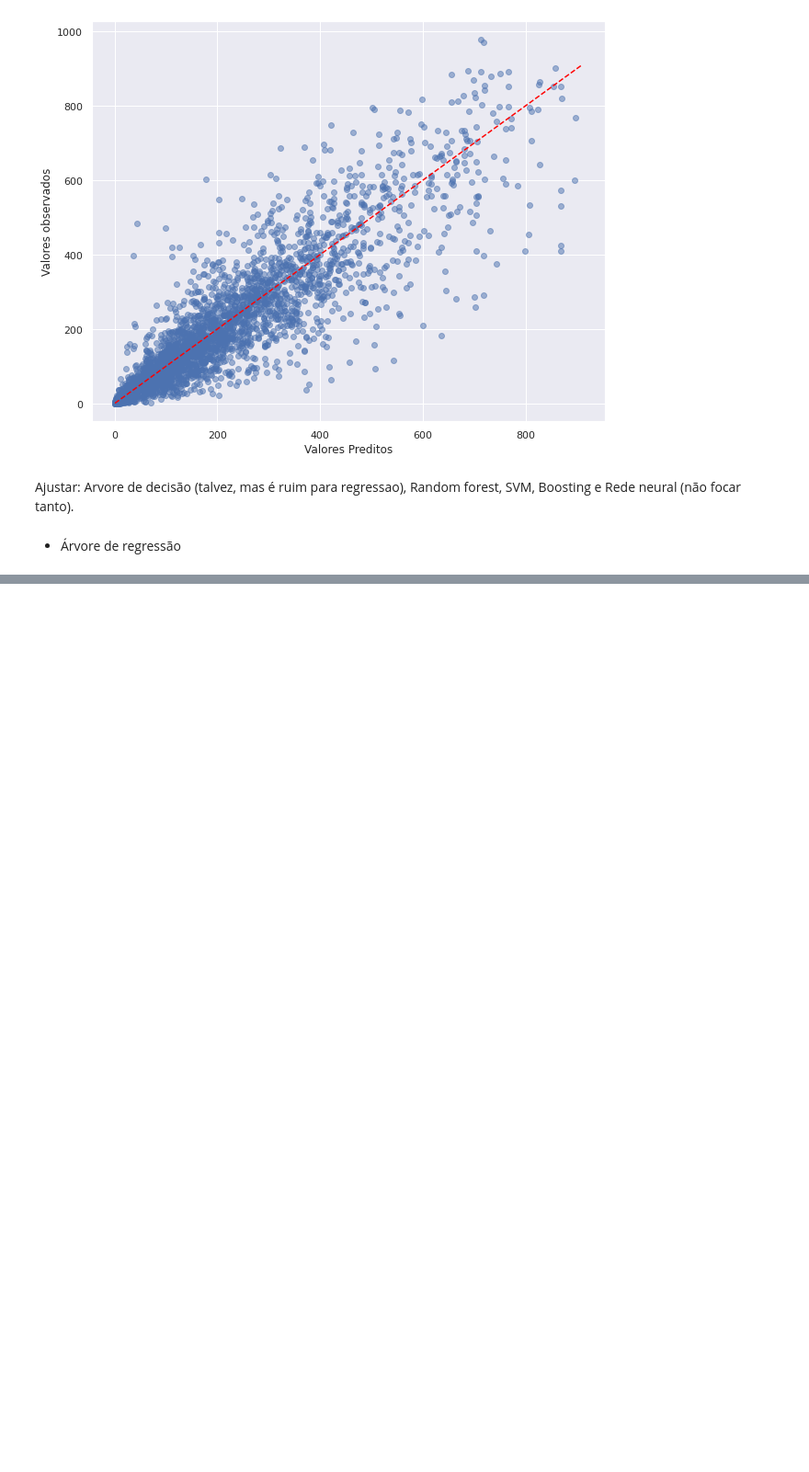
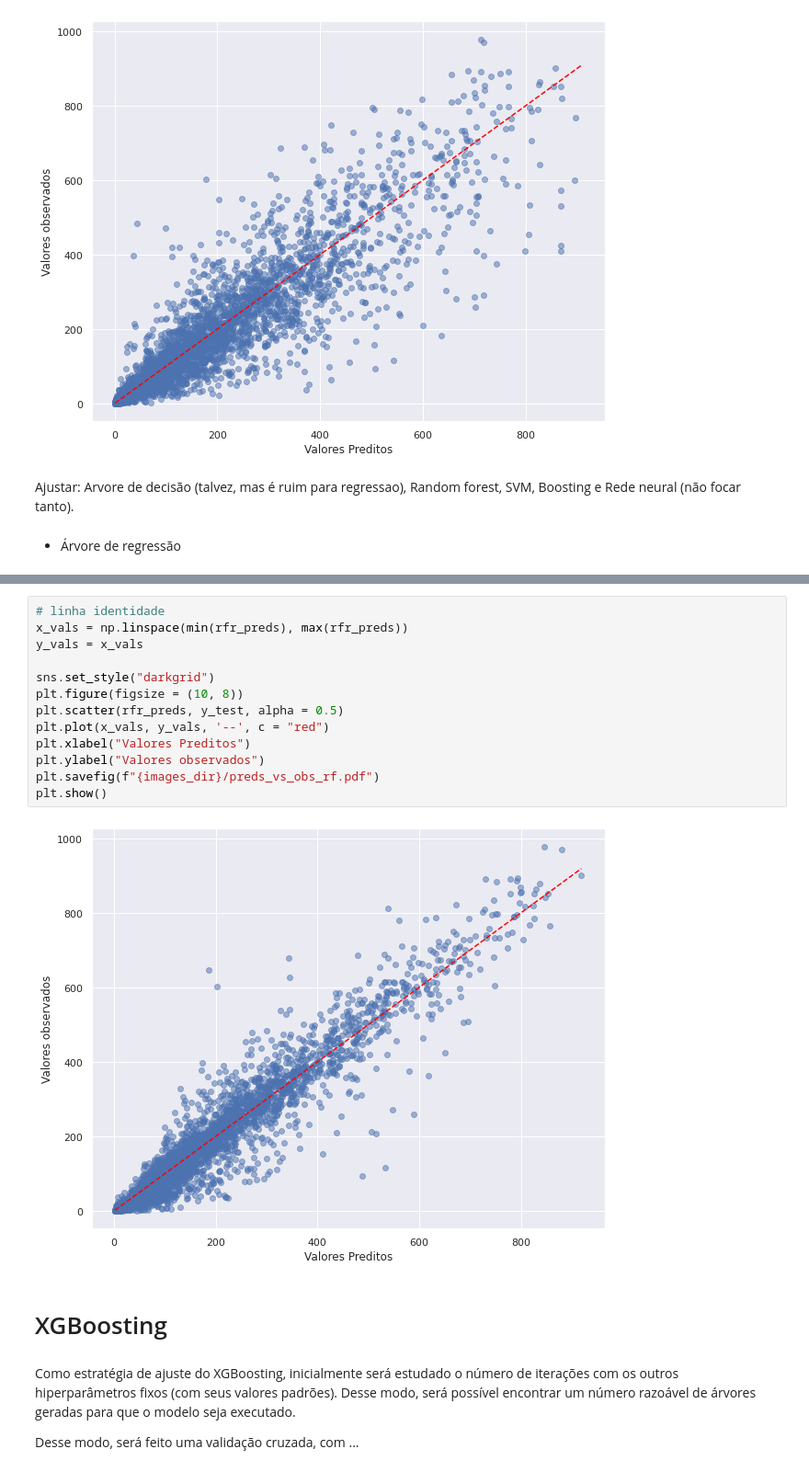
Before and after one commit to Monoxido45/Bike_sharing_AM, a Jupyter notebook: trabalho_1_bicicletas.ipynb, the cells around one changed output, grey strips where cells are left out. Shown at 92% size. Saved outputs shown, nothing was run; the diff lists cells and outputs as text; blank space fills up the shorter version.

```diff
--- a/trabalho_1_bicicletas.ipynb
+++ b/trabalho_1_bicicletas.ipynb
@@ -594,0 +692,21 @@ Ajustar: Arvore de decisão (talvez, mas é ruim para regressao), Random forest,
+# %%
+# linha identidade
+x_vals = np.linspace(min(rfr_preds), max(rfr_preds))
+y_vals = x_vals
+
+sns.set_style("darkgrid")
+plt.figure(figsize = (10, 8))
+plt.scatter(rfr_preds, y_test, alpha = 0.5)
+plt.plot(x_vals, y_vals, '--', c = "red")
+plt.xlabel("Valores Preditos")
+plt.ylabel("Valores observados")
+plt.savefig(f"{images_dir}/preds_vs_obs_rf.pdf")
+plt.show()
+# %% [output]
+[figure, added]
+# %% [markdown]
+# XGBoosting
+# %% [markdown]
+Como estratégia de ajuste do XGBoosting, inicialmente será estudado o número de iterações com os outros hiperparâmetros fixos (com seus valores padrões). Desse modo, será possível encontrar um número razoável de árvores geradas para que o modelo seja executado.
+
+Desse modo, será feito uma validação cruzada, com ...
```
Also changed, not shown: parts of 71 cells of this notebook.
